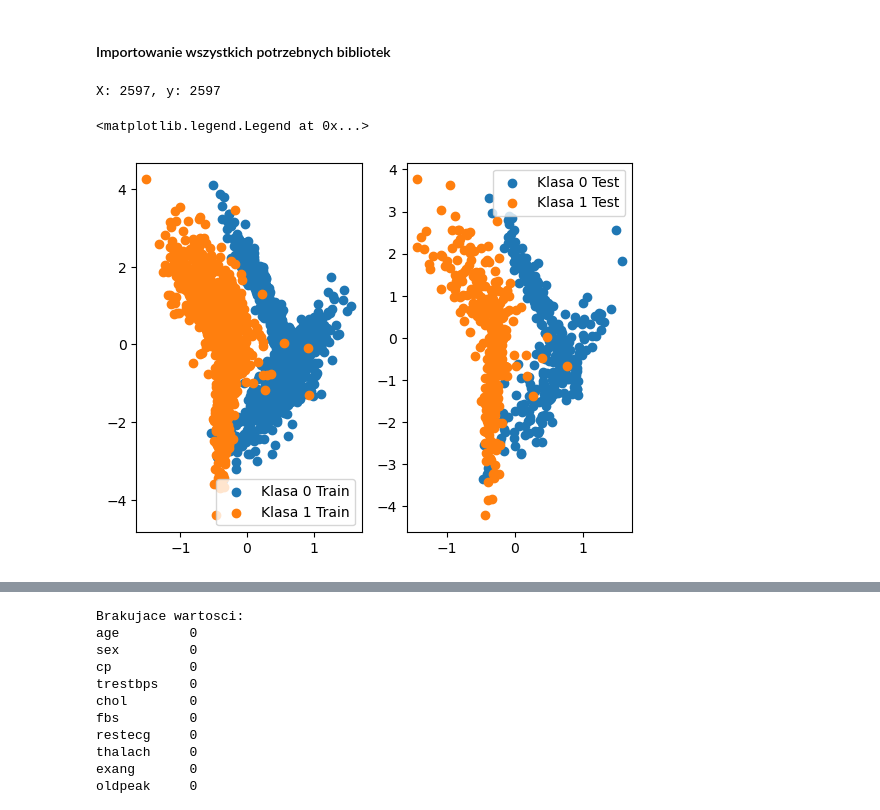
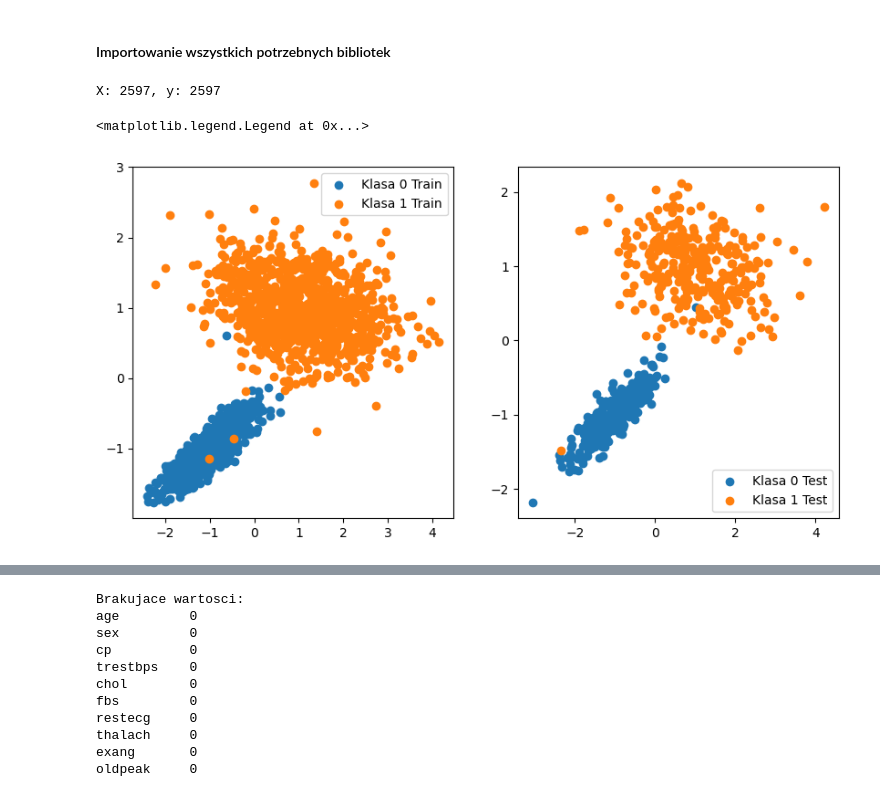
Before and after one commit to HaZhul/ML-models, a Jupyter notebook: PUM2/2_254397_Dominik_Pabiniak.ipynb, the cells around one changed output, grey strips where cells are left out. Drawn from its saved outputs; the diff is of its cells as text; code cells hidden in the pictures.

```diff
--- a/PUM2/2_254397_Dominik_Pabiniak.ipynb
+++ b/PUM2/2_254397_Dominik_Pabiniak.ipynb
@@ -42,28 +58,29 @@ def roc_curve_2(y_test, y_pred):
 # %%
-X, t = make_classification(n_samples=2597, n_features=4, n_classes=2, random_state=254397)
-X_train, X_test, y_train, y_test = train_test_split(X, t, test_size=0.25)
+X, t = make_classification(n_samples=2597, n_features=2, n_clusters_per_class=1, n_redundant=0, random_state=254397)
+X_train, X_test, y_train, y_test = train_test_split(X, t, test_size=0.25, random_state=254397)
 
 
 klasa_0_X = X_train[(y_train == 0)]
 klasa_1_X = X_train[(y_train == 1)]
 test_0_X = X_test[(y_test == 0)]
 test_1_X = X_test[(y_test == 1)]
 
 
 
+plt.figure(figsize=(10, 5))
 print(f'X: {len(X)}, y: {len(t)}')
 plt.subplot(1, 2, 1)
-plt.scatter(klasa_0_X[:,2], klasa_0_X[:,3], label='Klasa 0 Train')
-plt.scatter(klasa_1_X[:,2], klasa_1_X[:,3], label='Klasa 1 Train')
+plt.scatter(klasa_0_X[:,0], klasa_0_X[:,1], label='Klasa 0 Train')
+plt.scatter(klasa_1_X[:,0], klasa_1_X[:,1], label='Klasa 1 Train')
 # plt.scatter(X[:,0], t)
 plt.legend()
 
 plt.subplot(1, 2, 2)
-plt.scatter(test_0_X[:,2], test_0_X[:,3], label='Klasa 0 Test')
-plt.scatter(test_1_X[:,2], test_1_X[:,3], label='Klasa 1 Test')
+plt.scatter(test_0_X[:,0], test_0_X[:,1], label='Klasa 0 Test')
+plt.scatter(test_1_X[:,0], test_1_X[:,1], label='Klasa 1 Test')
 plt.legend()
 # %% [output]
 X: 2597, y: 2597
 <matplotlib.legend.Legend at 0x...>
-[figure, old version]
+[figure, new version]
 # %%
```
Also changed, not shown: parts of 10 cells of this notebook.
